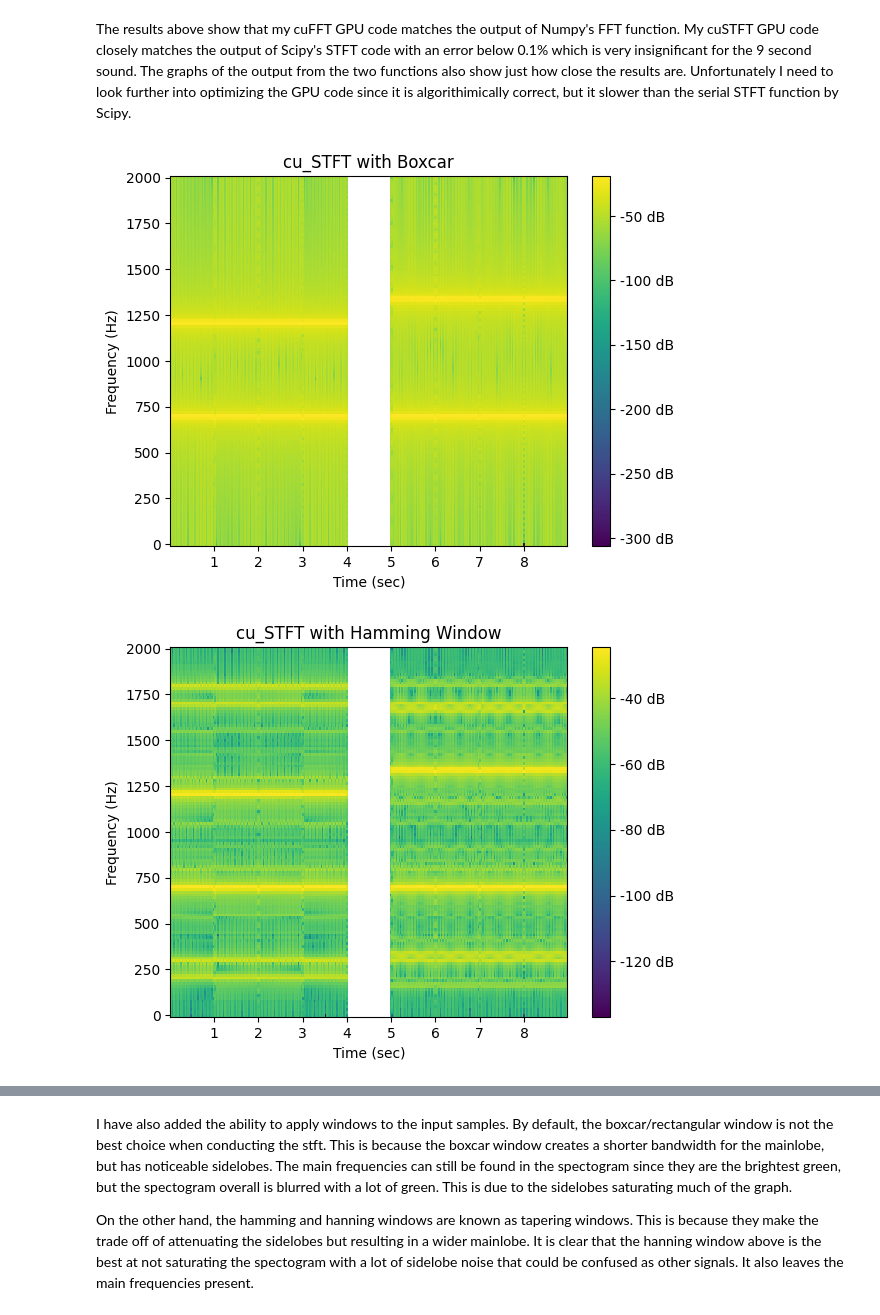
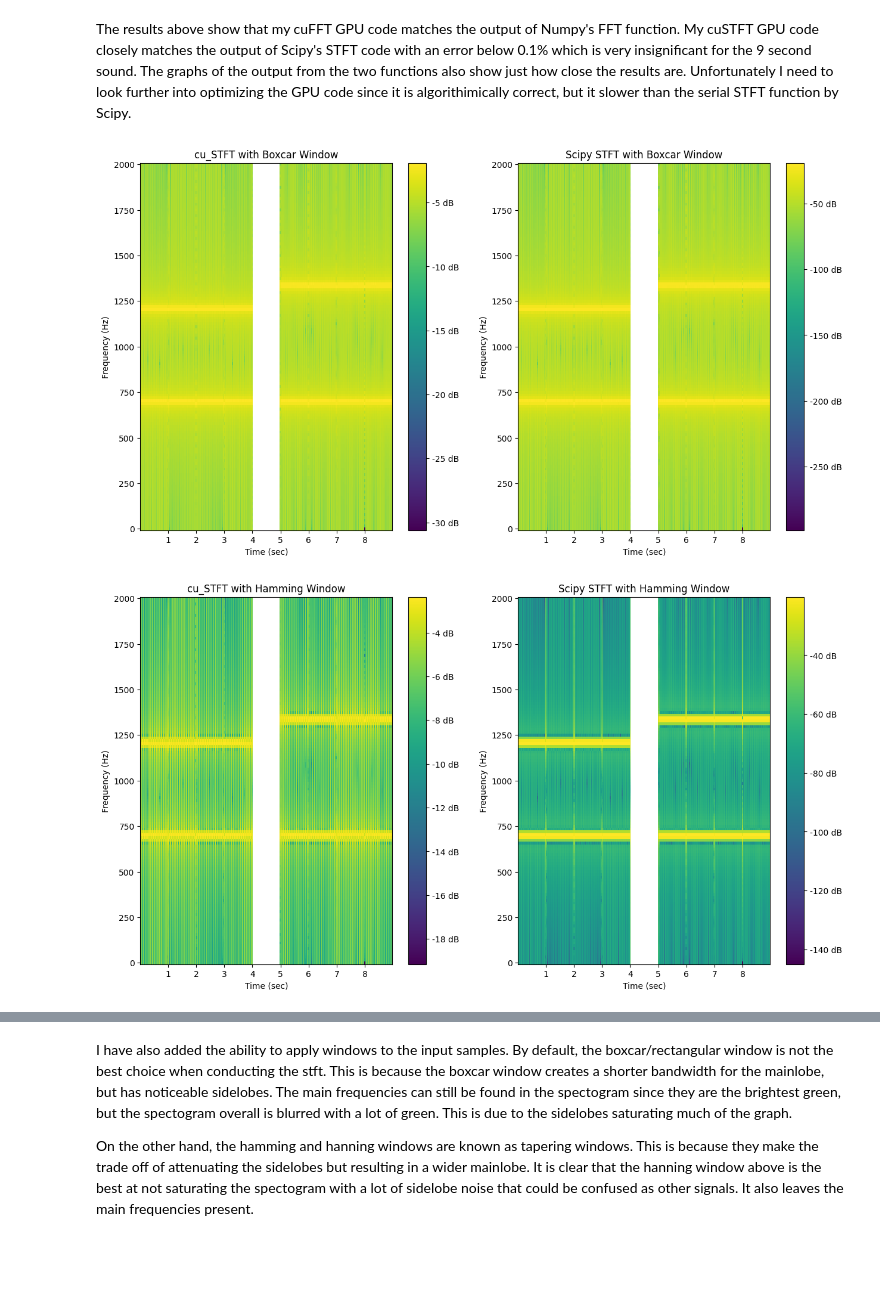
Before and after one commit to jorgejc2/MusicClassification, a Jupyter notebook: stft_introduction.ipynb, the cells around one changed output, grey strips where cells are left out. Cells and saved outputs as stored; diff of their text form; code cells hidden in the pictures; blank space fills up the shorter version.

Commit message:
fixed window function (windowing should happen before overlapping

```diff
--- a/stft_introduction.ipynb
+++ b/stft_introduction.ipynb
@@ -335,34 +335,71 @@ noverlap = -1
 result = cu.cuSTFT(list(ts), sample_rate, nfft, noverlap, True, 0)
 result_hamming = cu.cuSTFT(list(ts), sample_rate, nfft, noverlap, True, 1)
 result_hanning = cu.cuSTFT(list(ts), sample_rate, nfft, noverlap, True, 2)
 
 # mainly care about getting f and t for the graph right now
-f, t, scipy_result = scipy.signal.stft(ts, fs=sample_rate, window="boxcar", nperseg=nfft, noverlap=None if noverlap == -1 else noverlap, nfft=nfft, detrend=False, return_onesided=True, boundary=None, padded=False, axis=-1, scaling='psd')
+f, t, scipy_result_boxcar = scipy.signal.stft(ts, fs=sample_rate, window="boxcar", nperseg=nfft, noverlap=None if noverlap == -1 else noverlap, nfft=nfft, detrend=False, return_onesided=True, boundary=None, padded=False, axis=-1, scaling='psd')
+f, t, scipy_result_hamming = scipy.signal.stft(ts, fs=sample_rate, window="hamming", nperseg=nfft, noverlap=None if noverlap == -1 else noverlap, nfft=nfft, detrend=False, return_onesided=True, boundary=None, padded=False, axis=-1, scaling='psd')
+f, t, scipy_result_hanning = scipy.signal.stft(ts, fs=sample_rate, window="hann", nperseg=nfft, noverlap=None if noverlap == -1 else noverlap, nfft=nfft, detrend=False, return_onesided=True, boundary=None, padded=False, axis=-1, scaling='psd')
+
+scipy_result_boxcar = np.abs(scipy_result_boxcar)
+scipy_result_boxcar = 20*np.log10(scipy_result_boxcar)
+scipy_result_hamming = np.abs(scipy_result_hamming)
+scipy_result_hamming = 20*np.log10(scipy_result_hamming)
+scipy_result_hanning = np.abs(scipy_result_hanning)
+scipy_result_hanning = 20*np.log10(scipy_result_hanning)
 
 result = result[:,:-1] # my stft always takes one more time slice than scipy stft does
 result_hamming = result_hamming[:,:-1] # my stft always takes one more time slice than scipy stft does
 result_hanning = result_hanning[:,:-1] # my stft always takes one more time slice than scipy stft does
 
-plt.title("cu_STFT with Boxcar")
+figsize = (15, 8)
+plt.figure(figsize=figsize)
+plt.subplot(121)
+plt.title("cu_STFT with Boxcar Window")
 plt.xlabel("Time (sec)")
 plt.ylabel("Frequency (Hz)")
 plt.pcolormesh(t, f, result)
 plt.colorbar(format="%+2.f dB")
+
+plt.subplot(122)
+plt.title("Scipy STFT with Boxcar Window")
+plt.xlabel("Time (sec)")
+plt.ylabel("Frequency (Hz)")
+plt.pcolormesh(t, f, scipy_result_boxcar)
+plt.colorbar(format="%+2.f dB")
 plt.show()
 
+plt.figure(figsize=figsize)
+plt.subplot(121)
 plt.title("cu_STFT with Hamming Window")
 plt.xlabel("Time (sec)")
 plt.ylabel("Frequency (Hz)")
 plt.pcolormesh(t, f, result_hamming)
 plt.colorbar(format="%+2.f dB")
+
+plt.subplot(122)
+plt.title("Scipy STFT with Hamming Window")
+plt.xlabel("Time (sec)")
+plt.ylabel("Frequency (Hz)")
+plt.pcolormesh(t, f, scipy_result_hamming)
+plt.colorbar(format="%+2.f dB")
 plt.show()
 
+plt.figure(figsize=figsize)
+plt.subplot(121)
 plt.title("cu_STFT with Hanning Window")
 plt.xlabel("Time (sec)")
 plt.ylabel("Frequency (Hz)")
 plt.pcolormesh(t, f, result_hanning)
 plt.colorbar(format="%+2.f dB")
+
+plt.subplot(122)
+plt.title("Scipy STFT with Hanning Window")
+plt.xlabel("Time (sec)")
+plt.ylabel("Frequency (Hz)")
+plt.pcolormesh(t, f, scipy_result_hanning)
+plt.colorbar(format="%+2.f dB")
 plt.show()
 # %% [output]
-[figure, old version]
+[figure, new version]
-[figure, old version]
+[figure, new version]
```
Also changed, not shown: parts of 2 cells of this notebook, 3 other files.
